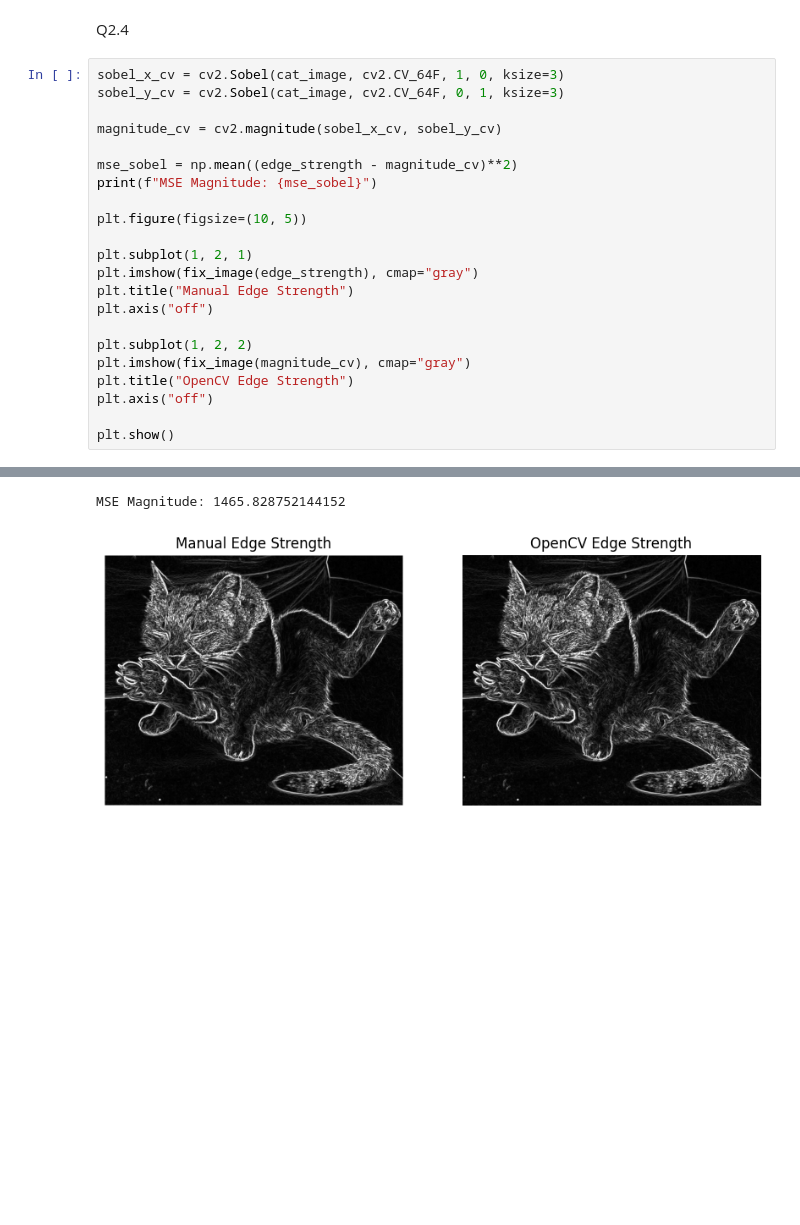
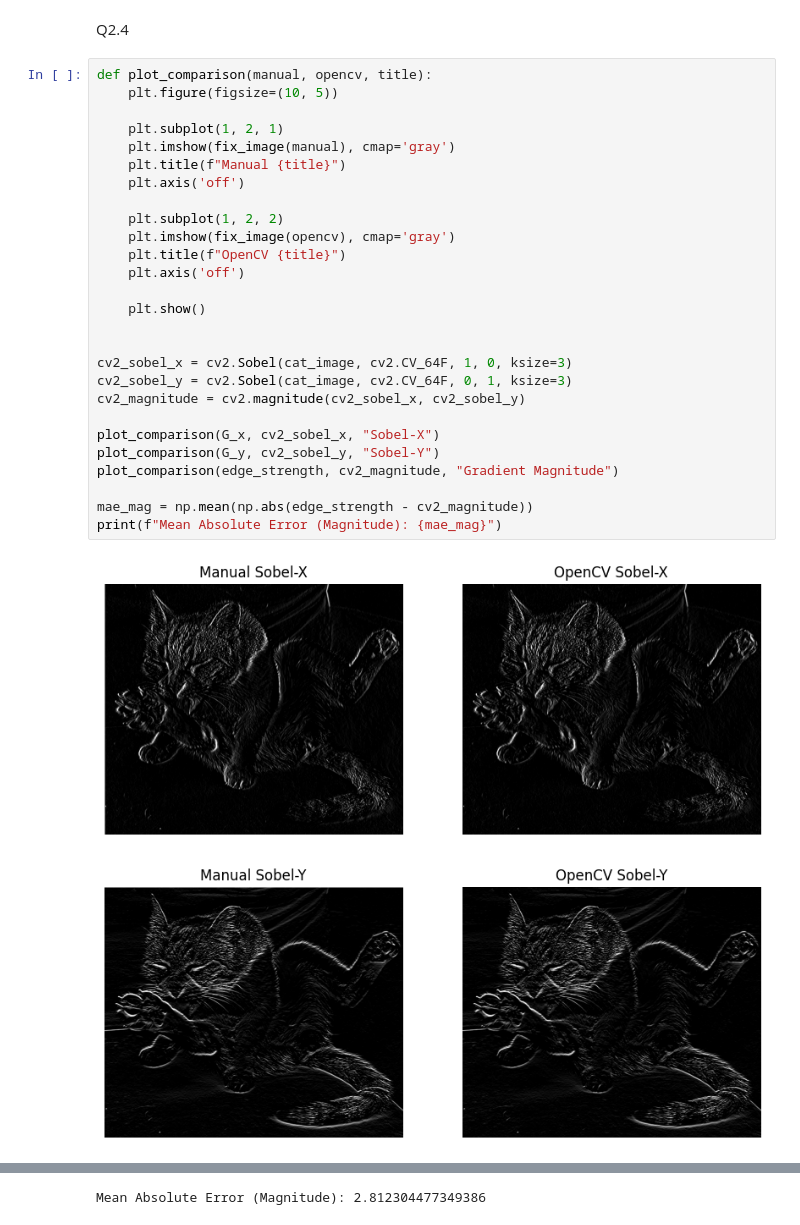
Before and after one commit to Danielin322/computer_vision_ex2, a Jupyter notebook: ex2_q2.ipynb, the cells around one changed output, grey strips where cells are left out. Saved outputs shown, nothing was run; the diff lists cells and outputs as text; blank space fills up the shorter version.

```diff
--- a/ex2_q2.ipynb
+++ b/ex2_q2.ipynb
@@ -83,25 +83,32 @@ plt.show()
 # %% [markdown]
 Q2.4
 # %%
-sobel_x_cv = cv2.Sobel(cat_image, cv2.CV_64F, 1, 0, ksize=3)
-sobel_y_cv = cv2.Sobel(cat_image, cv2.CV_64F, 0, 1, ksize=3)
+def plot_comparison(manual, opencv, title):
+    plt.figure(figsize=(10, 5))
 
-magnitude_cv = cv2.magnitude(sobel_x_cv, sobel_y_cv)
+    plt.subplot(1, 2, 1)
+    plt.imshow(fix_image(manual), cmap='gray')
+    plt.title(f"Manual {title}")
+    plt.axis('off')
 
-mse_sobel = np.mean((edge_strength - magnitude_cv)**2)
-print(f"MSE Magnitude: {mse_sobel}")
+    plt.subplot(1, 2, 2)
+    plt.imshow(fix_image(opencv), cmap='gray')
+    plt.title(f"OpenCV {title}")
+    plt.axis('off')
 
-plt.figure(figsize=(10, 5))
+    plt.show()
 
-plt.subplot(1, 2, 1)
-plt.imshow(fix_image(edge_strength), cmap="gray")
-plt.title("Manual Edge Strength")
-plt.axis("off")
 
-plt.subplot(1, 2, 2)
-plt.imshow(fix_image(magnitude_cv), cmap="gray")
-plt.title("OpenCV Edge Strength")
-plt.axis("off")
+cv2_sobel_x = cv2.Sobel(cat_image, cv2.CV_64F, 1, 0, ksize=3)
+cv2_sobel_y = cv2.Sobel(cat_image, cv2.CV_64F, 0, 1, ksize=3)
+cv2_magnitude = cv2.magnitude(cv2_sobel_x, cv2_sobel_y)
 
-plt.show()
+plot_comparison(G_x, cv2_sobel_x, "Sobel-X")
+plot_comparison(G_y, cv2_sobel_y, "Sobel-Y")
+plot_comparison(edge_strength, cv2_magnitude, "Gradient Magnitude")
+
+mae_mag = np.mean(np.abs(edge_strength - cv2_magnitude))
+print(f"Mean Absolute Error (Magnitude): {mae_mag}")
 # %% [output]
+[figure, new version]
+[figure, added]
@@ -108,2 +116 @@ plt.show()
-MSE Magnitude: 1465.828752144152
+Mean Absolute Error (Magnitude): 2.812304477349386
-[figure, old version]
```
Also changed, not shown: parts of 1 cell of this notebook, 2 other files.
